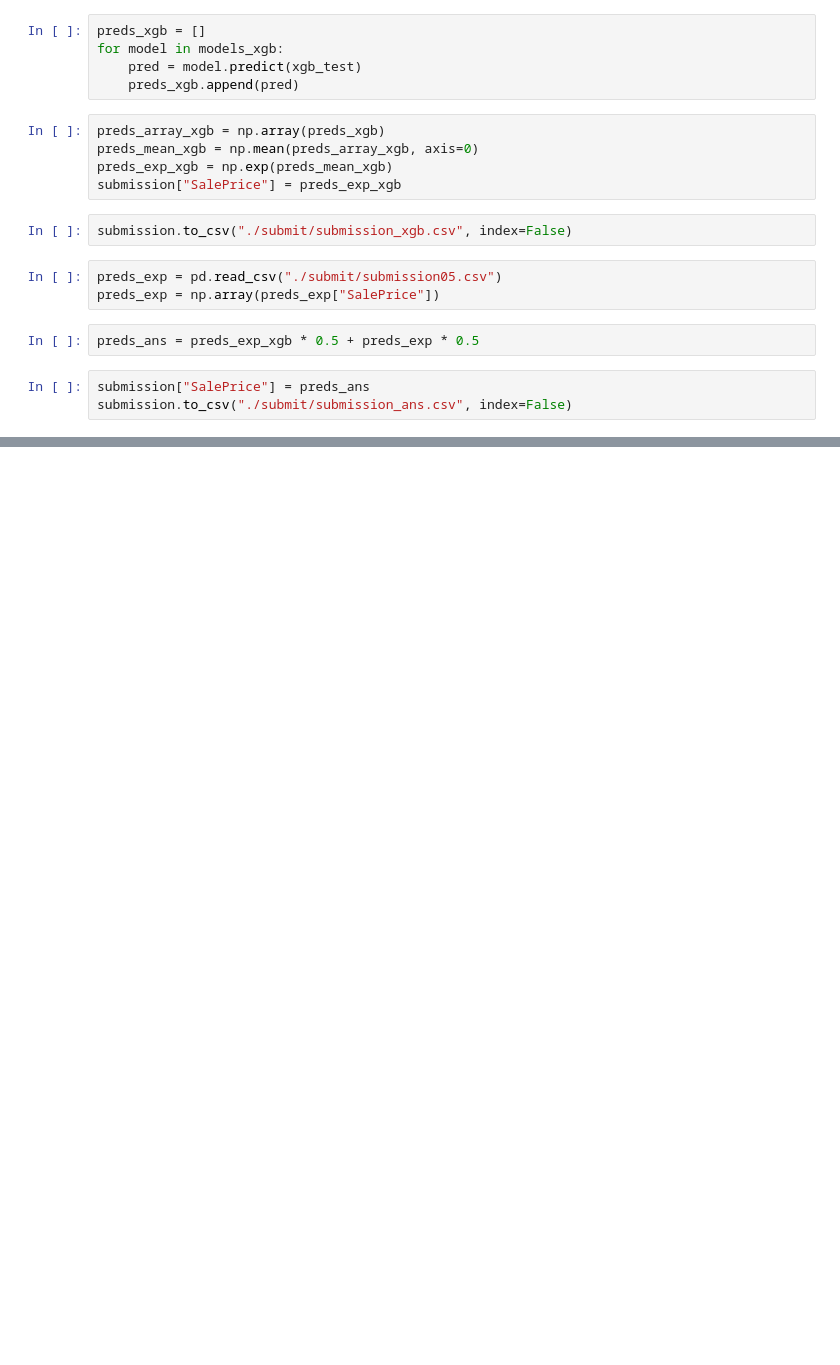
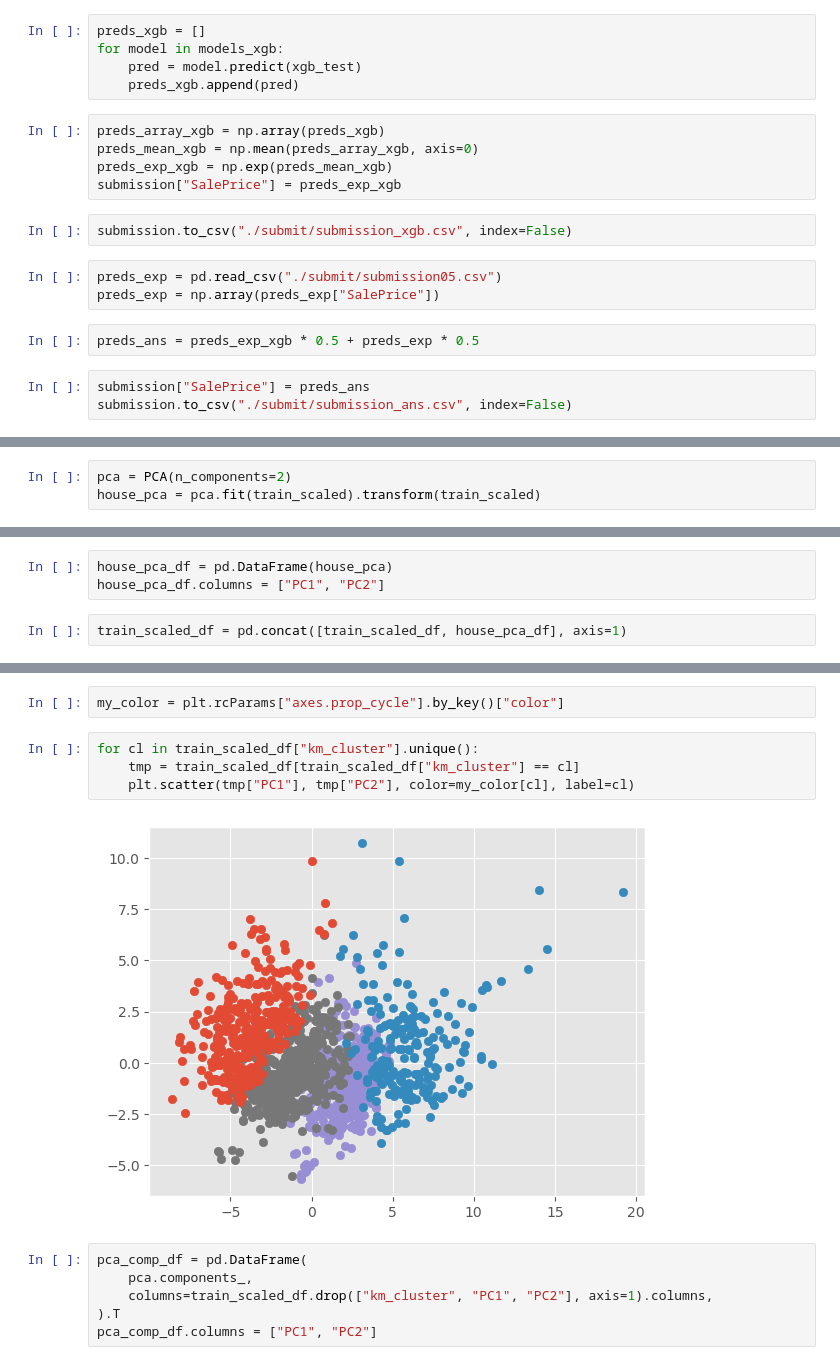
Before and after one commit to freshmea/chungnam_chatbot, a Jupyter notebook: kaggle_book/kaggleHousePrice2.ipynb, the cells around one changed output, grey strips where cells are left out. Drawn from its saved outputs; the diff is of its cells as text; blank space fills up the shorter version.

```diff
--- a/kaggle_book/kaggleHousePrice2.ipynb
+++ b/kaggle_book/kaggleHousePrice2.ipynb
@@ -402,0 +528,3 @@ submission.to_csv("./submit/submission_ans.csv", index=False)
+# %%
+pca = PCA(n_components=2)
+house_pca = pca.fit(train_scaled).transform(train_scaled)
@@ -402,0 +541,5 @@ submission.to_csv("./submit/submission_ans.csv", index=False)
+# %%
+house_pca_df = pd.DataFrame(house_pca)
+house_pca_df.columns = ["PC1", "PC2"]
+# %%
+train_scaled_df = pd.concat([train_scaled_df, house_pca_df], axis=1)
@@ -402,0 +562,14 @@ submission.to_csv("./submit/submission_ans.csv", index=False)
+# %%
+my_color = plt.rcParams["axes.prop_cycle"].by_key()["color"]
+# %%
+for cl in train_scaled_df["km_cluster"].unique():
+    tmp = train_scaled_df[train_scaled_df["km_cluster"] == cl]
+    plt.scatter(tmp["PC1"], tmp["PC2"], color=my_color[cl], label=cl)
+# %% [output]
+[figure, added]
+# %%
+pca_comp_df = pd.DataFrame(
+    pca.components_,
+    columns=train_scaled_df.drop(["km_cluster", "PC1", "PC2"], axis=1).columns,
+).T
+pca_comp_df.columns = ["PC1", "PC2"]
```
Also changed, not shown: parts of 35 cells of this notebook, 1 other file.
